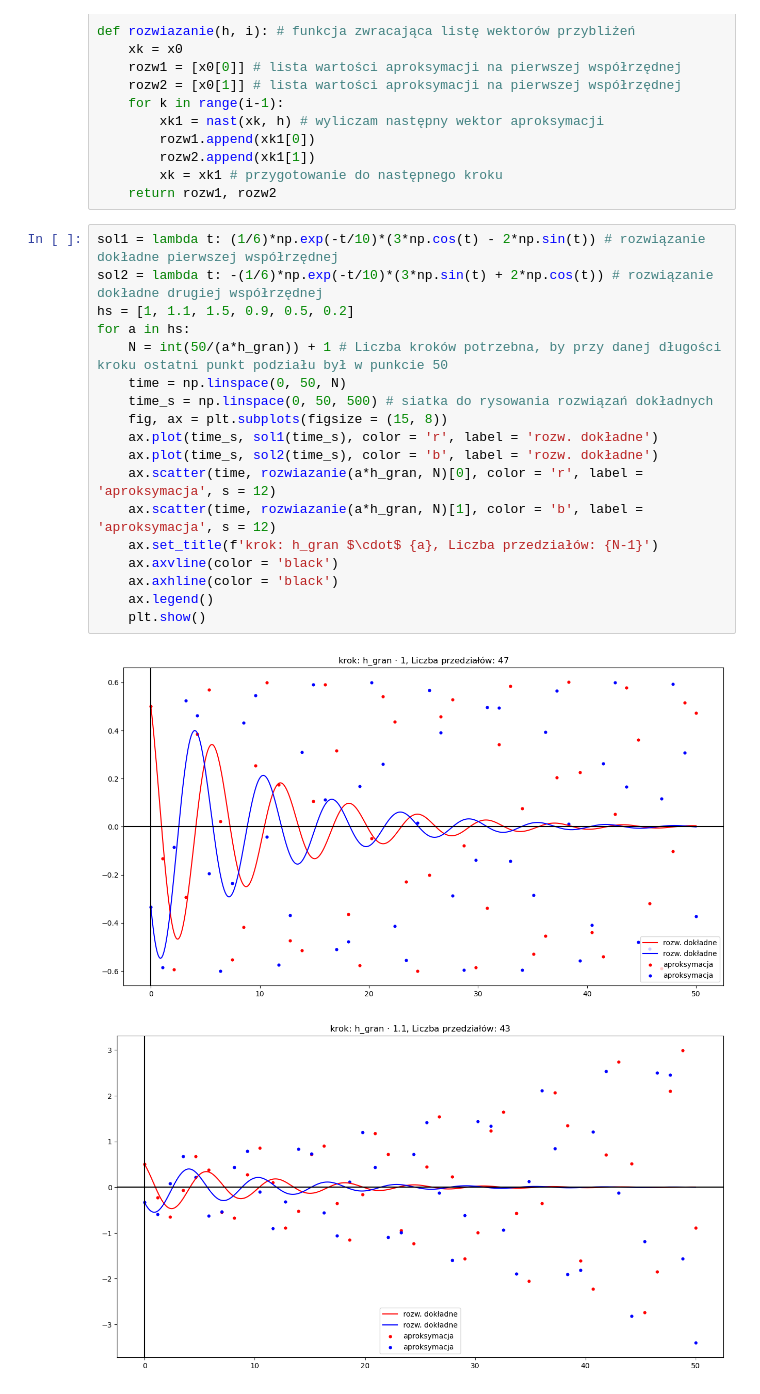
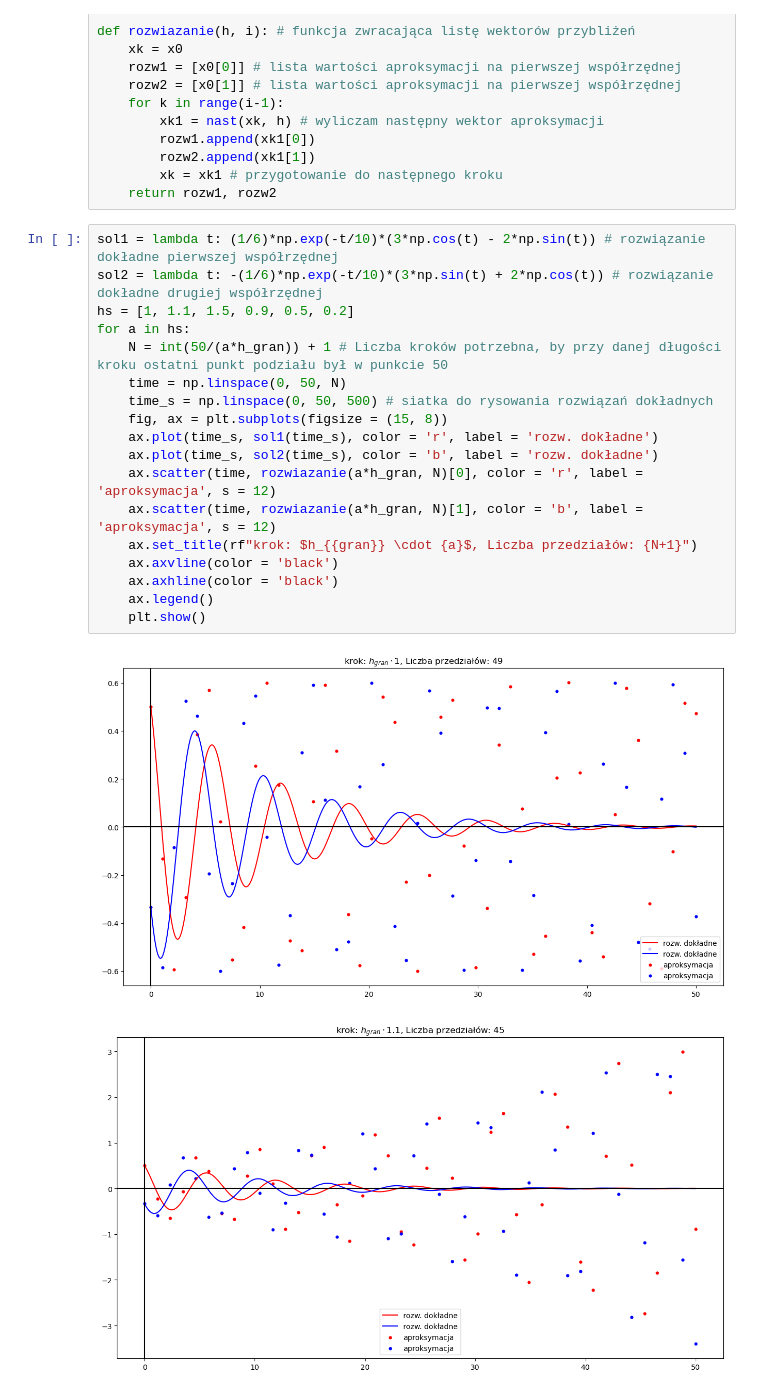
Before and after one commit to Hel4r/MNRRZ-zadanie-numeryczne-3, a Jupyter notebook: Jan-Haduch-zadanie-numeryczne-3.ipynb, the cells around one changed output. Saved outputs shown, nothing was run; the diff lists cells and outputs as text.

```diff
--- a/Jan-Haduch-zadanie-numeryczne-3.ipynb
+++ b/Jan-Haduch-zadanie-numeryczne-3.ipynb
@@ -94,21 +94,21 @@ def rozwiazanie(h, i): # funkcja zwracająca listę wektorów przybliżeń
 # %%
 sol1 = lambda t: (1/6)*np.exp(-t/10)*(3*np.cos(t) - 2*np.sin(t)) # rozwiązanie dokładne pierwszej współrzędnej
 sol2 = lambda t: -(1/6)*np.exp(-t/10)*(3*np.sin(t) + 2*np.cos(t)) # rozwiązanie dokładne drugiej współrzędnej
 hs = [1, 1.1, 1.5, 0.9, 0.5, 0.2]
 for a in hs:
     N = int(50/(a*h_gran)) + 1 # Liczba kroków potrzebna, by przy danej długości kroku ostatni punkt podziału był w punkcie 50
     time = np.linspace(0, 50, N)
     time_s = np.linspace(0, 50, 500) # siatka do rysowania rozwiązań dokładnych
     fig, ax = plt.subplots(figsize = (15, 8))
     ax.plot(time_s, sol1(time_s), color = 'r', label = 'rozw. dokładne')
     ax.plot(time_s, sol2(time_s), color = 'b', label = 'rozw. dokładne')
     ax.scatter(time, rozwiazanie(a*h_gran, N)[0], color = 'r', label = 'aproksymacja', s = 12)
     ax.scatter(time, rozwiazanie(a*h_gran, N)[1], color = 'b', label = 'aproksymacja', s = 12)
-    ax.set_title(f'krok: h_gran $\cdot$ {a}, Liczba przedziałów: {N-1}')
+    ax.set_title(rf"krok: $h_{{gran}} \cdot {a}$, Liczba przedziałów: {N+1}")
     ax.axvline(color = 'black')
     ax.axhline(color = 'black')
     ax.legend()
     plt.show()
 # %% [output]
-[figure, old version]
+[figure, new version]
-[figure, old version]
+[figure, new version]
```
Also changed, not shown: parts of 1 cell of this notebook, 1 other file.
